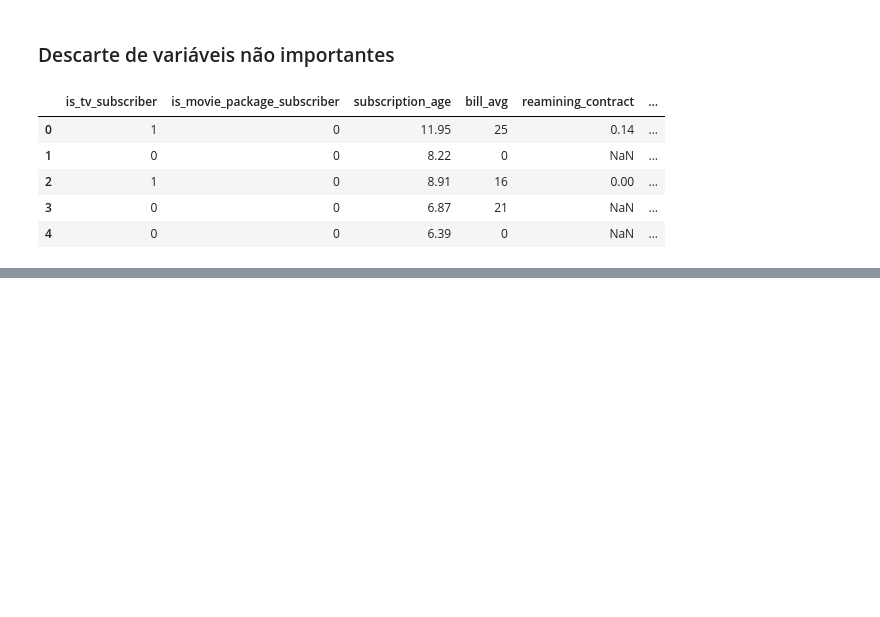
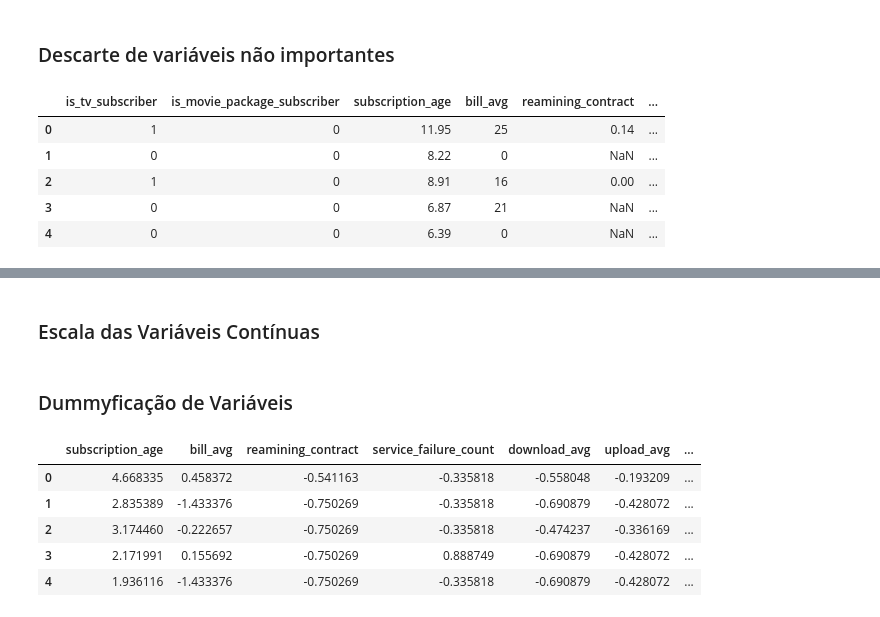
Before and after one commit to omarca2022/churn_project, a Jupyter notebook: churn_projeto.ipynb, the cells around one changed output, grey strips where cells are left out. Cells and saved outputs as stored; diff of their text form; code cells hidden in the pictures; blank space fills up the shorter version.

```diff
--- a/churn_projeto.ipynb
+++ b/churn_projeto.ipynb
@@ -348,0 +403,2 @@ churn1.head()
+# %% [markdown]
+### Escala das Variáveis Contínuas
@@ -348,0 +410,15 @@ churn1.head()
+# %% [markdown]
+### Dummyficação de Variáveis
+# %%
+variaveis_cat = ['is_tv_subscriber', 'is_movie_package_subscriber', 'download_over_limit']
+
+churn1 = pd.get_dummies(churn1, columns = variaveis_cat, drop_first = True)
+
+churn1.head()
+# %% [output]
+|  | subscription_age | bill_avg | reamining_contract | service_failure_count | download_avg | upload_avg | ... |
+| 0 | 4.668335 | 0.458372 | -0.541163 | -0.335818 | -0.558048 | -0.193209 | ... |
+| 1 | 2.835389 | -1.433376 | -0.750269 | -0.335818 | -0.690879 | -0.428072 | ... |
+| 2 | 3.174460 | -0.222657 | -0.750269 | -0.335818 | -0.474237 | -0.336169 | ... |
+| 3 | 2.171991 | 0.155692 | -0.750269 | 0.888749 | -0.690879 | -0.428072 | ... |
+| 4 | 1.936116 | -1.433376 | -0.750269 | -0.335818 | -0.690879 | -0.428072 | ... |
```
Also changed, not shown: parts of 26 cells of this notebook.
